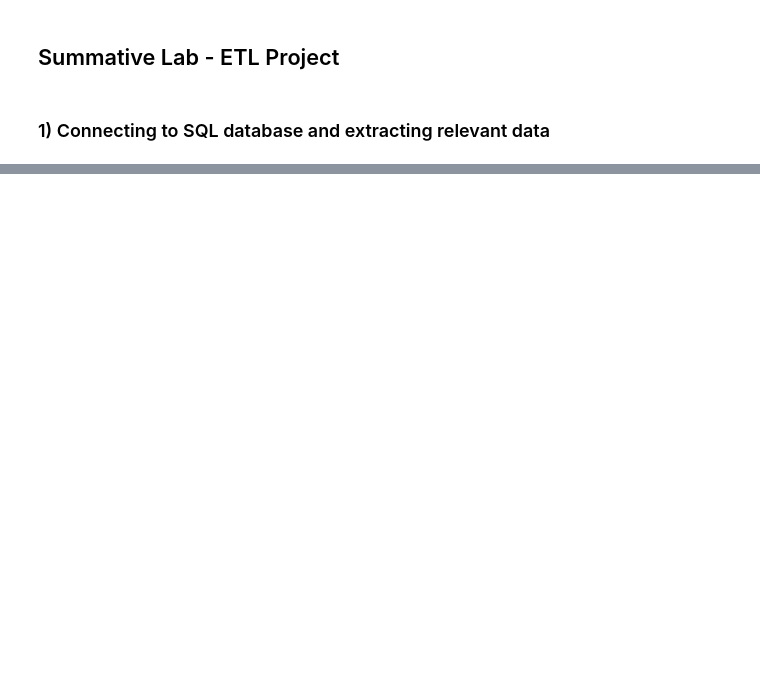
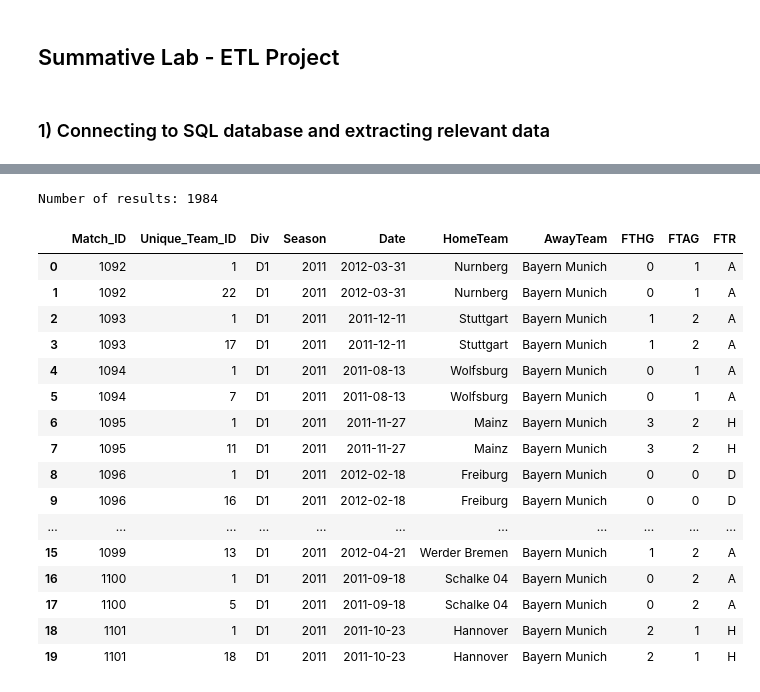
Before and after one commit to nikolholicka/curriculum, a Jupyter notebook: mod2/section16/dsc-mod-2-lab-online-ds-pt-041519/ETL Project.ipynb, the cells around one changed output, grey strips where cells are left out. Drawn from its saved outputs; the diff is of its cells as text; code cells hidden in the pictures; blank space fills up the shorter version.

```diff
--- a/mod2/section16/dsc-mod-2-lab-online-ds-pt-041519/ETL Project.ipynb
+++ b/mod2/section16/dsc-mod-2-lab-online-ds-pt-041519/ETL Project.ipynb
@@ -108,0 +109,25 @@ cur.execute("""
+# %%
+cur.execute(' SELECT * FROM Teams_in_Matches JOIN Matches USING (Match_ID) WHERE season = 2011 ;')
+df_wl = pd.DataFrame(cur.fetchall())
+df_wl.columns = [i[0] for i in cur.description]
+print('Number of results:', len(df_wl))
+df_wl.head(20)
+# %% [output]
+Number of results: 1984
+|  | Match_ID | Unique_Team_ID | Div | Season | Date | HomeTeam | AwayTeam | FTHG | FTAG | FTR |
+| 0 | 1092 | 1 | D1 | 2011 | 2012-03-31 | Nurnberg | Bayern Munich | 0 | 1 | A |
+| 1 | 1092 | 22 | D1 | 2011 | 2012-03-31 | Nurnberg | Bayern Munich | 0 | 1 | A |
+| 2 | 1093 | 1 | D1 | 2011 | 2011-12-11 | Stuttgart | Bayern Munich | 1 | 2 | A |
+| 3 | 1093 | 17 | D1 | 2011 | 2011-12-11 | Stuttgart | Bayern Munich | 1 | 2 | A |
+| 4 | 1094 | 1 | D1 | 2011 | 2011-08-13 | Wolfsburg | Bayern Munich | 0 | 1 | A |
+| 5 | 1094 | 7 | D1 | 2011 | 2011-08-13 | Wolfsburg | Bayern Munich | 0 | 1 | A |
+| 6 | 1095 | 1 | D1 | 2011 | 2011-11-27 | Mainz | Bayern Munich | 3 | 2 | H |
+| 7 | 1095 | 11 | D1 | 2011 | 2011-11-27 | Mainz | Bayern Munich | 3 | 2 | H |
+| 8 | 1096 | 1 | D1 | 2011 | 2012-02-18 | Freiburg | Bayern Munich | 0 | 0 | D |
+| 9 | 1096 | 16 | D1 | 2011 | 2012-02-18 | Freiburg | Bayern Munich | 0 | 0 | D |
+| ... | ... | ... | ... | ... | ... | ... | ... | ... | ... | ... |
+| 15 | 1099 | 13 | D1 | 2011 | 2012-04-21 | Werder Bremen | Bayern Munich | 1 | 2 | A |
+| 16 | 1100 | 1 | D1 | 2011 | 2011-09-18 | Schalke 04 | Bayern Munich | 0 | 2 | A |
+| 17 | 1100 | 5 | D1 | 2011 | 2011-09-18 | Schalke 04 | Bayern Munich | 0 | 2 | A |
+| 18 | 1101 | 1 | D1 | 2011 | 2011-10-23 | Hannover | Bayern Munich | 2 | 1 | H |
+| 19 | 1101 | 18 | D1 | 2011 | 2011-10-23 | Hannover | Bayern Munich | 2 | 1 | H |
```
Also changed, not shown: parts of 13 cells of this notebook.
